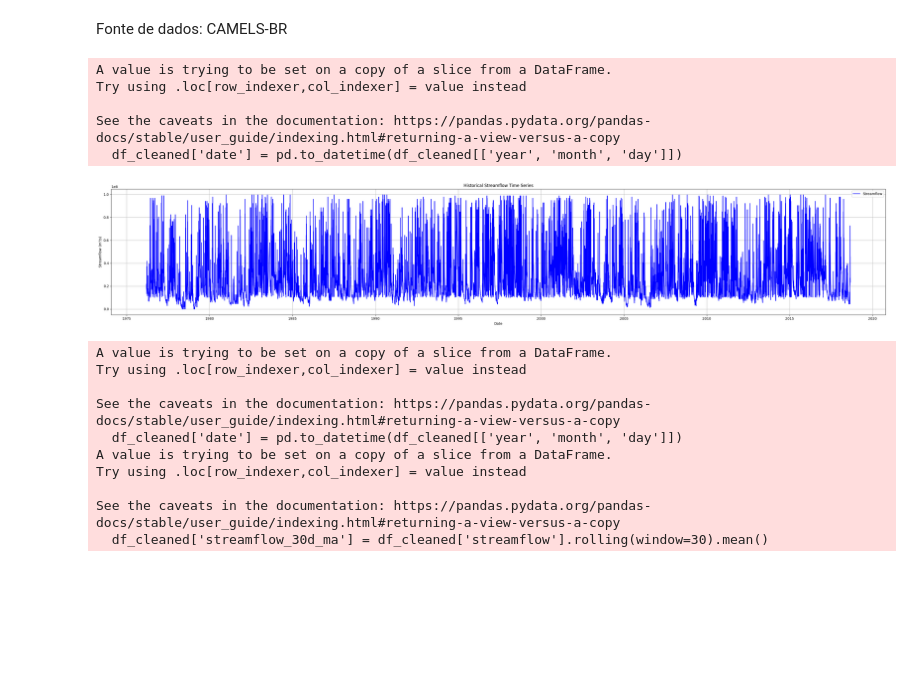
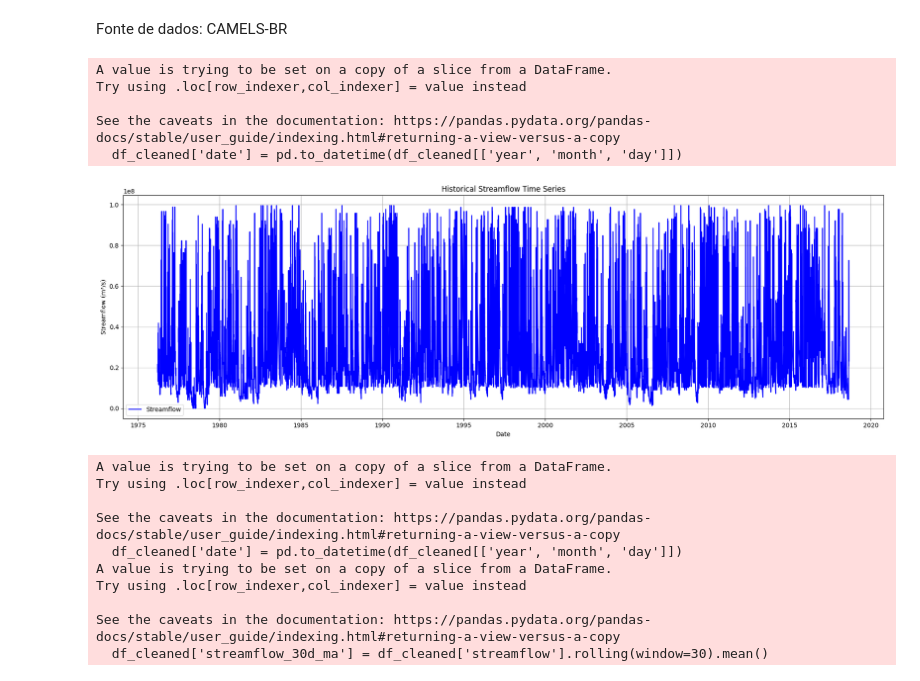
Before and after one commit to douglassilveirac/ENS5165_202402, a Jupyter notebook: pyEnv/Scripts/Série histórica vazões Tangará.ipynb, the cells around one changed output. Drawn from its saved outputs; the diff is of its cells as text; code cells hidden in the pictures; blank space fills up the shorter version.

```diff
--- a/pyEnv/Scripts/Série histórica vazões Tangará.ipynb
+++ b/pyEnv/Scripts/Série histórica vazões Tangará.ipynb
@@ -4,38 +4,38 @@ Fonte de dados: CAMELS-BR
 import pandas as pd
 import matplotlib.pyplot as plt
 
-# Substitua o caminho pelo caminho do seu arquivo
+# Lê o arquivo de origem
 file_path = 'C:/Users/dodo_/Documents/ENS5165_202402/ENS5165_202402/pyEnv/files/72715000_streamflow_m3s - TANGARA.xlsx'
 
 # Carregar os dados do Excel
 df = pd.read_excel(file_path, sheet_name='72715000_streamflow_m3s')
 
 # Converte a coluna 'streamflow' para numérico, tratando 'NaN' como valores ausentes
 df['streamflow'] = pd.to_numeric(df['streamflow'], errors='coerce')
 
 # Remove as linhas com valores NaN em 'streamflow'
 df_cleaned = df.dropna(subset=['streamflow'])
 
 # Cria uma coluna de data combinando 'year', 'month', e 'day'
 df_cleaned['date'] = pd.to_datetime(df_cleaned[['year', 'month', 'day']])
 
 # Plota a série histórica de vazão
-plt.figure(figsize=(32, 6))
+plt.figure(figsize=(18, 6))
 plt.plot(df_cleaned['date'], df_cleaned['streamflow'], label='Streamflow', color='b')
 plt.title('Historical Streamflow Time Series')
 plt.xlabel('Date')
 plt.ylabel('Streamflow (m³/s)')
 plt.legend()
 plt.grid(True)
 plt.tight_layout()
 plt.show()
 # %% [output]
 A value is trying to be set on a copy of a slice from a DataFrame.
 Try using .loc[row_indexer,col_indexer] = value instead
 
 See the caveats in the documentation: https://pandas.pydata.org/pandas-docs/stable/user_guide/indexing.html#returning-a-view-versus-a-copy
   df_cleaned['date'] = pd.to_datetime(df_cleaned[['year', 'month', 'day']])
-[figure, old version]
+[figure, new version]
 # %%
 import pandas as pd
 import matplotlib.pyplot as plt
```
Also changed, not shown: parts of 1 cell of this notebook.
